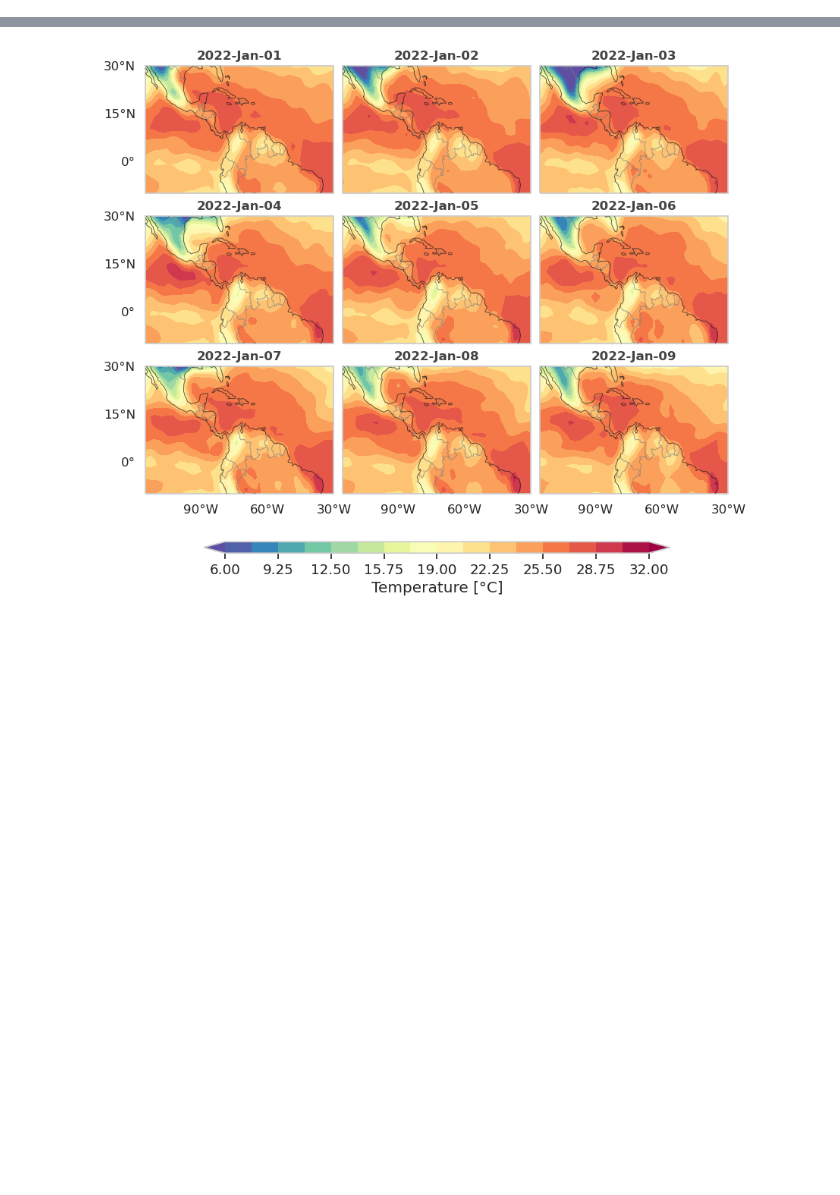
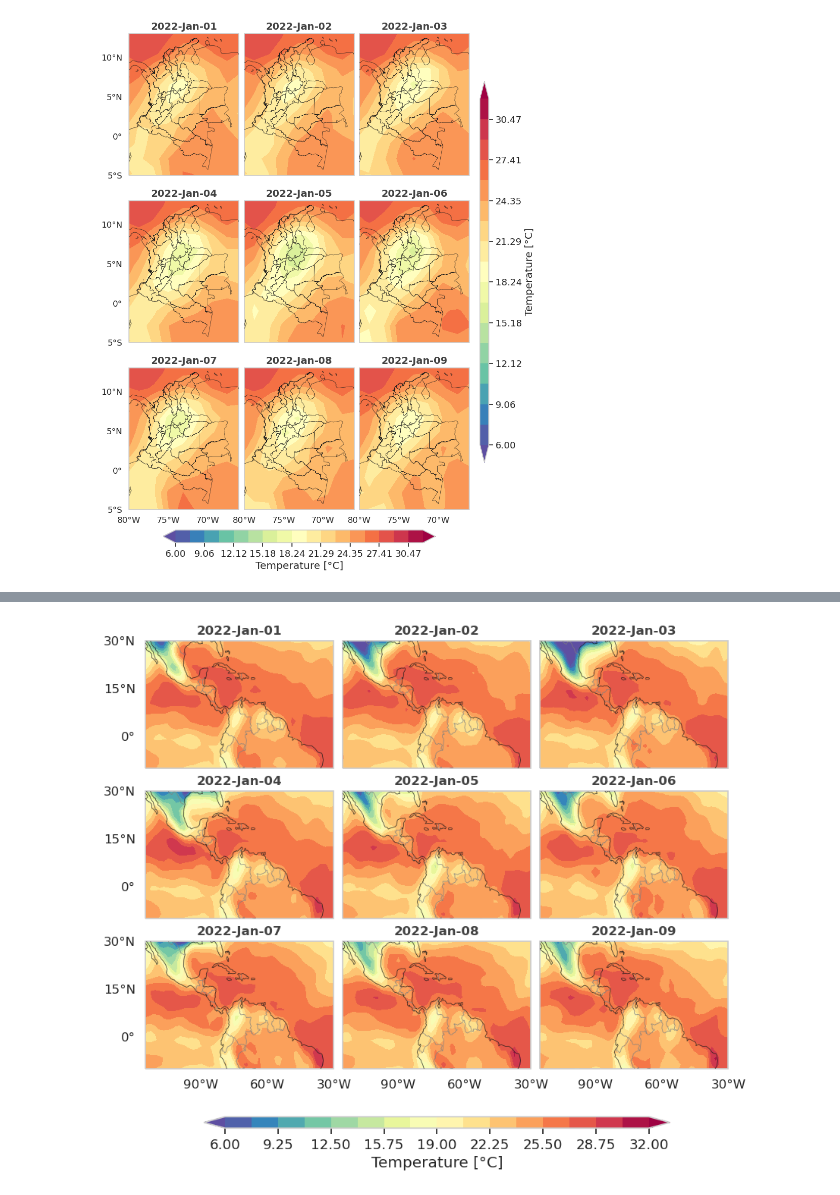
Before and after one commit to jdmantillaq/gridded-cartopy-plots, a Jupyter notebook: tutorial.ipynb, the cells around one changed output, grey strips where cells are left out. Saved outputs shown, nothing was run; the diff lists cells and outputs as text; code cells hidden in the pictures; blank space fills up the shorter version.

```diff
--- a/tutorial.ipynb
+++ b/tutorial.ipynb
@@ -27,3 +27,92 @@ time = pd.to_datetime(ds['time'].values)
 # Extract latitude and longitude values
 lat = ds['lat'].values
 lon = ds['lon'].values
+# %%
+# Define the map projection (PlateCarree) and set the image extent
+proj = ccrs.PlateCarree(central_longitude=0)
+img_extent = (-80, -66, -5, 13)
+
+# Define the grid size (number of rows and columns)
+num_rows = 3
+num_columns = 3
+
+# Use the function to calculate properties of the grid
+grid_prop = x_coords, y_coords, x_fig, y_fig = cgp.define_grid_fig(
+    num_rows, num_columns)
+
+# Define font properties for axis labels and title
+font_prop = {'fontsize': 12, 'fontweight': 'semibold', 'color': '#434343'}
+font_prop_title = {'fontsize': 14,
+                    'fontweight': 'semibold', 'color': '#434343'}
+
+# Create a figure with a specified size
+fig = plt.figure(figsize=(7, 10))
+
+# Initialize the index for selecting time slices of the temperature data
+idx = 0
+# Define the contour levels for the temperature plot
+levels = np.linspace(6, 32, 18)
+
+# Define the colormap for the plot
+cmap = sns.color_palette("Spectral_r", as_cmap=True)
+
+# Loop through each row and column to create a grid of subplots
+for fi in range(num_rows):
+    for ci in range(num_columns):
+        # Add axes to the figure with the calculated properties
+        ax = fig.add_axes([x_coords[ci], y_coords[fi],
+                            x_fig, y_fig],
+                            projection=proj)
+
+        # Add geographic features to the plot
+        ax = cgp.continentes_lon_lat(ax, map_resolution=50,
+                                     departamentos=True,
+                                     lon_step=5, lat_step=5)
+        # departamentos shapes is added and the lon_step and lat_step are 5°
+        # map resolution is set to 50m, [10, 50 and 110] are available
+
+        # Set the image extent and aspect ratio of the plot
+        ax.set_extent(img_extent, proj)
+        ax.set_aspect('auto')
+
+        # Remove y-axis labels for subplots that aren't in the first column
+        if ci > 0:
+            ax.set_yticklabels([])
+
+        # Remove x-axis labels for subplots that are not in the last row
+        if fi < (num_rows - 1):
+            ax.set_xticklabels([])
+
+        # Plot the temperature data for the current time slice
+        cs = ax.contourf(lon, lat, var_values[idx, :, :], levels,
+                            cmap=cmap, extend='both', transform=proj)
+
+        # Add a title to each subplot
+        ax.set_title(f"{time[idx].strftime('%Y-%b-%d')}",
+                        fontdict=font_prop_title)
+
+        # Increment the index to move to the next time slice
+        idx += 1
+
+# Define the orientation and label of the colorbar
+orientation = 'horizontal'
+label = 'Temperature [°C]'
+
+# Add a horizontal colorbar to the figure
+cgp.add_colorbar(fig=fig, cs=cs, label=label,
+                orientation=orientation,
+                grid_prop=grid_prop,
+                cbar_factor=0.8,
+                cbar_width=0.025,
+                y_coord_cbar=-0.035)
+
+# Add a vertical colorbar to the figure (optional)
+cgp.add_colorbar(fig, cs, label, 'vertical', grid_prop,
+                cbar_factor=0.8, cbar_width=0.025)
+
+# Show the figure with all its subplots and colorbars
+fig.savefig(f'figures/departamentos.png', dpi=150,
+            bbox_inches='tight', transparent=False,
+            facecolor='white')
+# %% [output]
+[figure, added]
```
Also changed, not shown: parts of 1 cell of this notebook, 3 other files.
